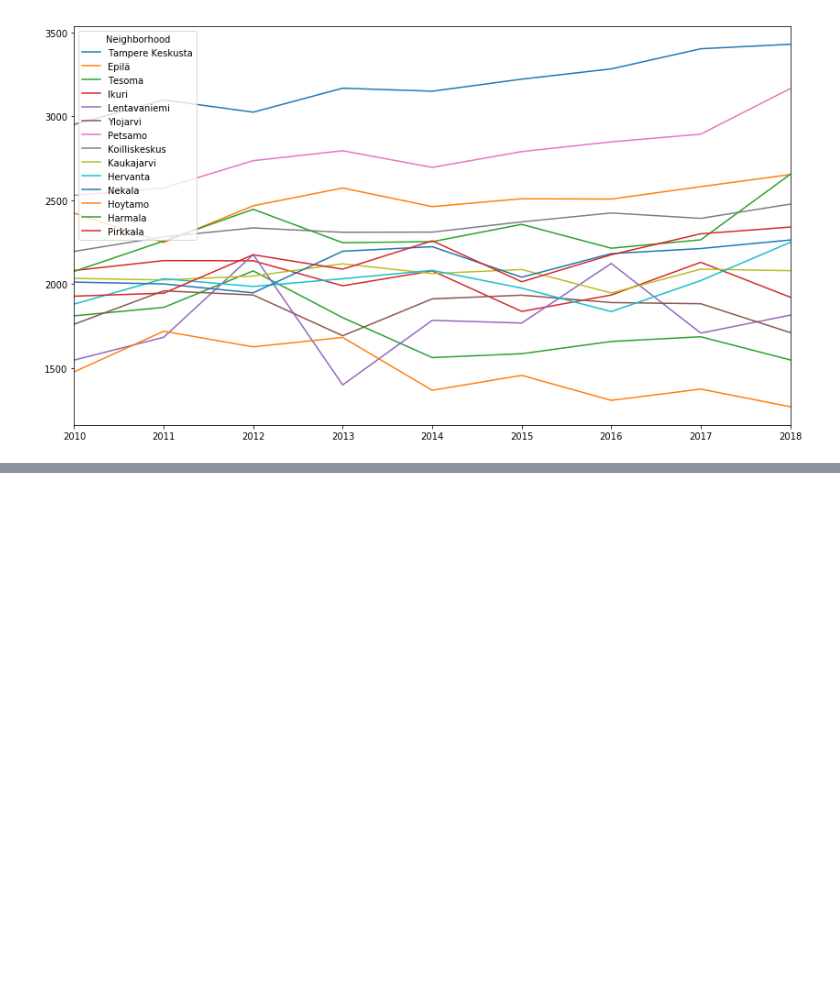
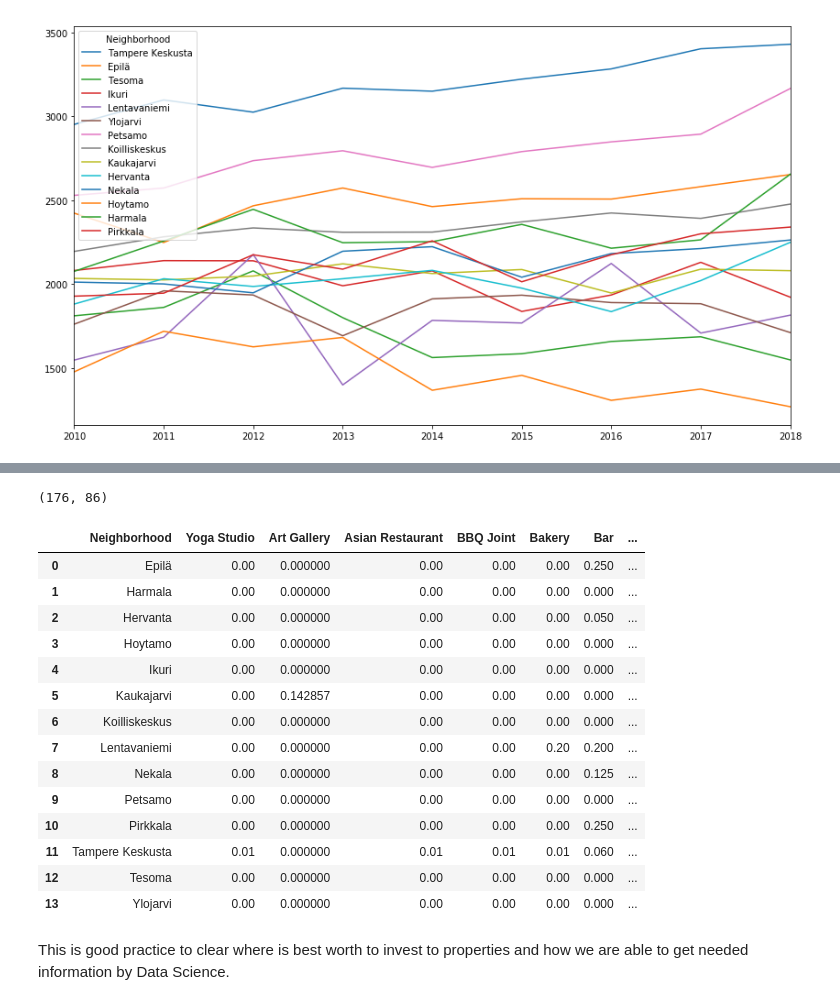
Before and after one commit to VesaKukkonen/-Coursera_Capstone, a Jupyter notebook: MansenBoxit.ipynb, the cells around one changed output, grey strips where cells are left out. Drawn from its saved outputs; the diff is of its cells as text; code cells hidden in the pictures; blank space fills up the shorter version.

Commit message:
Published from Watson Studio.

```diff
--- a/MansenBoxit.ipynb
+++ b/MansenBoxit.ipynb
@@ -140,0 +183,12 @@ map_manse
+# %%
+LIMIT = 100
+radius = 1500
+url = 'https://api.foursquare.com/v2/venues/explore?&client_id={}&client_secret={}&v={}&ll={},{}&radius={}&limit={}'.format(
+    CLIENT_ID,
+    CLIENT_SECRET,
+    VERSION,
+    latitude,
+    longitude,
+    radius,
+    LIMIT)
+url
@@ -140,0 +197,3 @@ map_manse
+# %%
+results = requests.get(url).json()
+results
@@ -140,0 +261,4 @@ map_manse
+# %%
+manse_venues = getNearbyVenues(names=manseloc['Neighborhood'],
+                                   latitudes=manseloc['Latitude'],
+                                   longitudes=manseloc['Longitude'])
@@ -140,0 +282,12 @@ map_manse
+# %%
+# one hot encoding
+manse_onehot = pd.get_dummies(manse_venues[['Venue Category']], prefix="", prefix_sep="")
+
+# add neighborhood column back to dataframe
+manse_onehot['Neighborhood'] = manse_venues['Neighborhood']
+
+# move neighborhood column to the first column
+fixed_columns = [manse_onehot.columns[-1]] + list(manse_onehot.columns[:-1])
+manse_onehot = manse_onehot[fixed_columns]
+
+manse_onehot.head()
@@ -140,0 +301,25 @@ map_manse
+# %%
+manse_onehot.shape
+# %% [output]
+(176, 86)
+# %%
+manse_grouped = manse_onehot.groupby('Neighborhood').mean().reset_index()
+manse_grouped
+# %% [output]
+|  | Neighborhood | Yoga Studio | Art Gallery | Asian Restaurant | BBQ Joint | Bakery | Bar | ... |
+| 0 | Epilä | 0.00 | 0.000000 | 0.00 | 0.00 | 0.00 | 0.250 | ... |
+| 1 | Harmala | 0.00 | 0.000000 | 0.00 | 0.00 | 0.00 | 0.000 | ... |
+| 2 | Hervanta | 0.00 | 0.000000 | 0.00 | 0.00 | 0.00 | 0.050 | ... |
+| 3 | Hoytamo | 0.00 | 0.000000 | 0.00 | 0.00 | 0.00 | 0.000 | ... |
+| 4 | Ikuri | 0.00 | 0.000000 | 0.00 | 0.00 | 0.00 | 0.000 | ... |
+| 5 | Kaukajarvi | 0.00 | 0.142857 | 0.00 | 0.00 | 0.00 | 0.000 | ... |
+| 6 | Koilliskeskus | 0.00 | 0.000000 | 0.00 | 0.00 | 0.00 | 0.000 | ... |
+| 7 | Lentavaniemi | 0.00 | 0.000000 | 0.00 | 0.00 | 0.20 | 0.200 | ... |
+| 8 | Nekala | 0.00 | 0.000000 | 0.00 | 0.00 | 0.00 | 0.125 | ... |
+| 9 | Petsamo | 0.00 | 0.000000 | 0.00 | 0.00 | 0.00 | 0.000 | ... |
+| 10 | Pirkkala | 0.00 | 0.000000 | 0.00 | 0.00 | 0.00 | 0.250 | ... |
+| 11 | Tampere Keskusta | 0.01 | 0.000000 | 0.01 | 0.01 | 0.01 | 0.060 | ... |
+| 12 | Tesoma | 0.00 | 0.000000 | 0.00 | 0.00 | 0.00 | 0.000 | ... |
+| 13 | Ylojarvi | 0.00 | 0.000000 | 0.00 | 0.00 | 0.00 | 0.000 | ... |
+# %% [markdown]
+This is good practice to clear where is best worth to invest to properties and how we are able to get needed information by Data Science.
```
Also changed, not shown: parts of 18 cells of this notebook.
